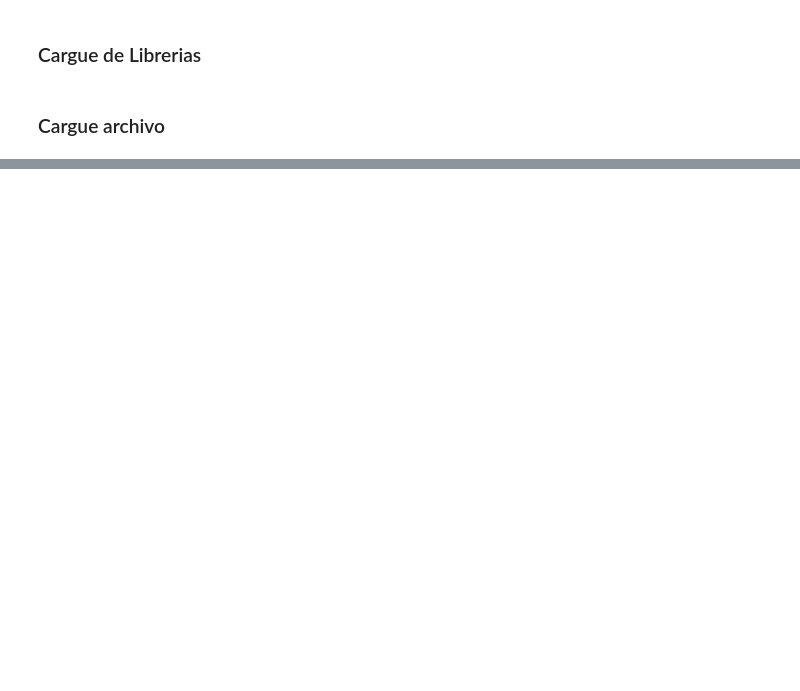
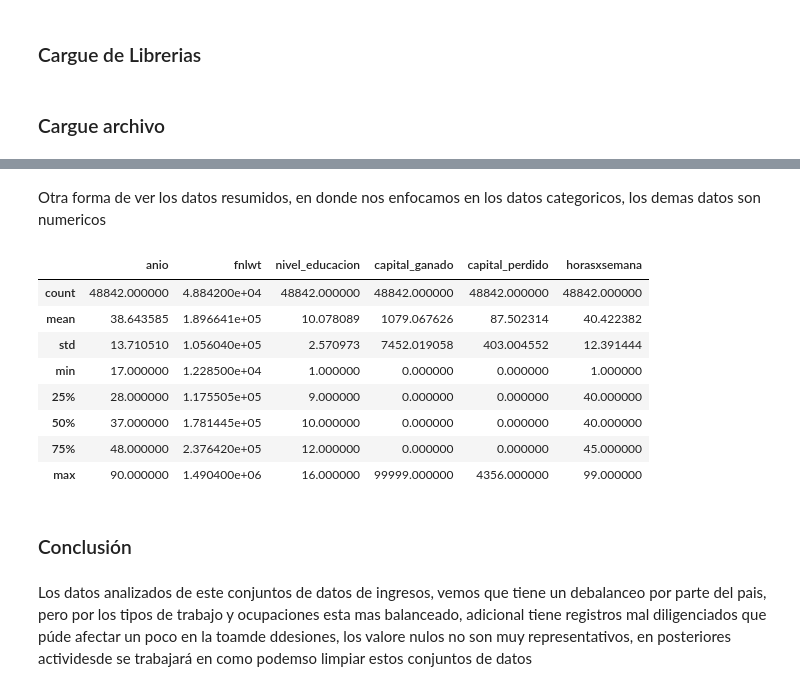
Before and after one commit to maogue94/FPCD, a Jupyter notebook: FUNDAMENTOS_PROGRAMACION/GUIA1/Actividad1.ipynb, the cells around one changed output, grey strips where cells are left out. Drawn from its saved outputs; the diff is of its cells as text; code cells hidden in the pictures; blank space fills up the shorter version.

```diff
--- a/FUNDAMENTOS_PROGRAMACION/GUIA1/Actividad1.ipynb
+++ b/FUNDAMENTOS_PROGRAMACION/GUIA1/Actividad1.ipynb
@@ -68,0 +198,18 @@ df.describe()
+# %% [markdown]
+Otra forma de ver los datos resumidos, en donde nos enfocamos en los datos categoricos, los demas datos son numericos
+# %%
+df_ingresos.describe()
+# %% [output]
+|  | anio | fnlwt | nivel_educacion | capital_ganado | capital_perdido | horasxsemana |
+| count | 48842.000000 | 4.884200e+04 | 48842.000000 | 48842.000000 | 48842.000000 | 48842.000000 |
+| mean | 38.643585 | 1.896641e+05 | 10.078089 | 1079.067626 | 87.502314 | 40.422382 |
+| std | 13.710510 | 1.056040e+05 | 2.570973 | 7452.019058 | 403.004552 | 12.391444 |
+| min | 17.000000 | 1.228500e+04 | 1.000000 | 0.000000 | 0.000000 | 1.000000 |
+| 25% | 28.000000 | 1.175505e+05 | 9.000000 | 0.000000 | 0.000000 | 40.000000 |
+| 50% | 37.000000 | 1.781445e+05 | 10.000000 | 0.000000 | 0.000000 | 40.000000 |
+| 75% | 48.000000 | 2.376420e+05 | 12.000000 | 0.000000 | 0.000000 | 45.000000 |
+| max | 90.000000 | 1.490400e+06 | 16.000000 | 99999.000000 | 4356.000000 | 99.000000 |
+# %% [markdown]
+### Conclusión
+# %% [markdown]
+Los datos analizados de este conjuntos de datos de ingresos, vemos que tiene un debalanceo por parte del pais, pero por los tipos de trabajo y ocupaciones esta mas balanceado, adicional tiene registros mal diligenciados que púde afectar un poco en la toamde ddesiones, los valore nulos no son muy representativos, en posteriores actividesde se trabajará en como podemso limpiar estos conjuntos de datos
```
Also changed, not shown: parts of 36 cells of this notebook.
